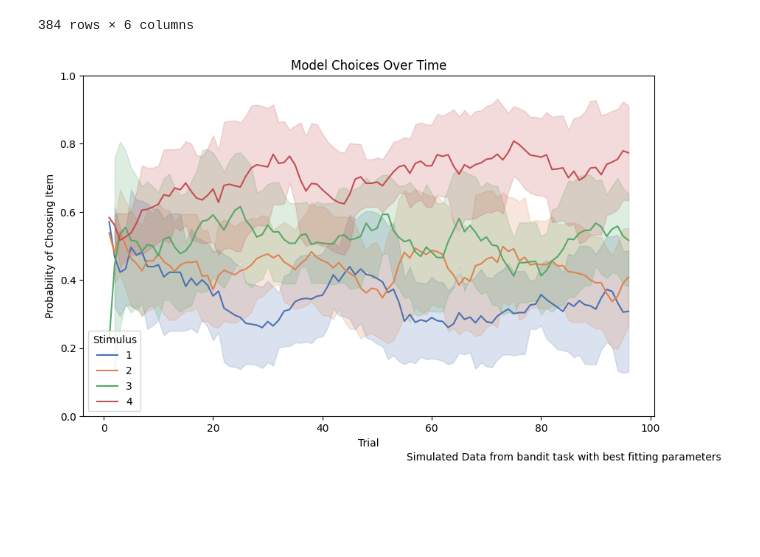
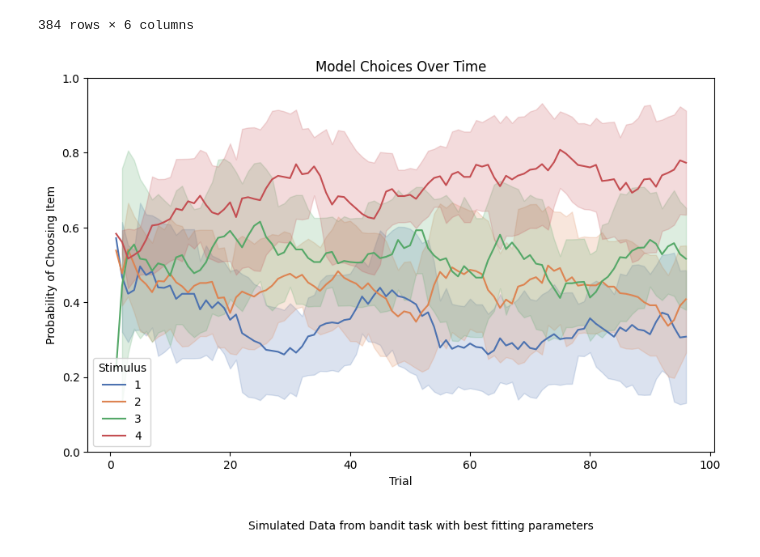
Before and after one commit to DevComPsy/cpm, a Jupyter notebook: docs/examples/example2.ipynb, the cells around one changed output. Saved outputs shown, nothing was run; the diff lists cells and outputs as text; code cells hidden in the pictures; blank space fills up the shorter version.

```diff
--- a/docs/examples/example2.ipynb
+++ b/docs/examples/example2.ipynb
@@ -394,32 +394,32 @@ fig, ax = plt.subplots(figsize=(10, 6))
 # Get a list of unique stimuli to iterate over
 unique_stimuli = grouped['stimulus'].unique()
 
 # Generate a color palette with the same number of colors as there are unique stimuli
 colors = sns.color_palette("deep", len(unique_stimuli))
 
 # Iterate over each unique stimulus
 for stimulus, color in zip(unique_stimuli, colors):
     # Filter the grouped DataFrame for the current stimulus
     df_subset = grouped[grouped['stimulus'] == stimulus]
 
     # Plot each subset with its corresponding color
     ax.plot(df_subset['trial'], df_subset['response_mean'], label=stimulus, color=color)
     # Plot the standard deviation as a shaded region around the mean
     ax.fill_between(df_subset['trial'], df_subset['response_mean'] - df_subset['response_std'], df_subset['response_mean'] + df_subset['response_std'], color=color, alpha=0.2)
 
     # Scale y axis to be between 0 and 1
     ax.set_ylim([0, 1])
     # Add a title and labels
     ax.set_title('Model Choices Over Time')
     ax.set_xlabel('Trial')
     ax.set_ylabel('Probability of Choosing Item')
 
 # Add legend to distinguish different lines
 ax.legend(title='Stimulus')
 # Add caption
-plt.figtext(0.99, 0.01, '\n\nSimulated Data from bandit task with best fitting parameters', horizontalalignment='right')
+plt.figtext(0.75, -0.05, '\n\nSimulated Data from bandit task with best fitting parameters', horizontalalignment='right')
 
 # Show the plot
 plt.show()
 # %% [output]
-[figure, old version]
+[figure, new version]
```
Also changed, not shown: 1 other file.
